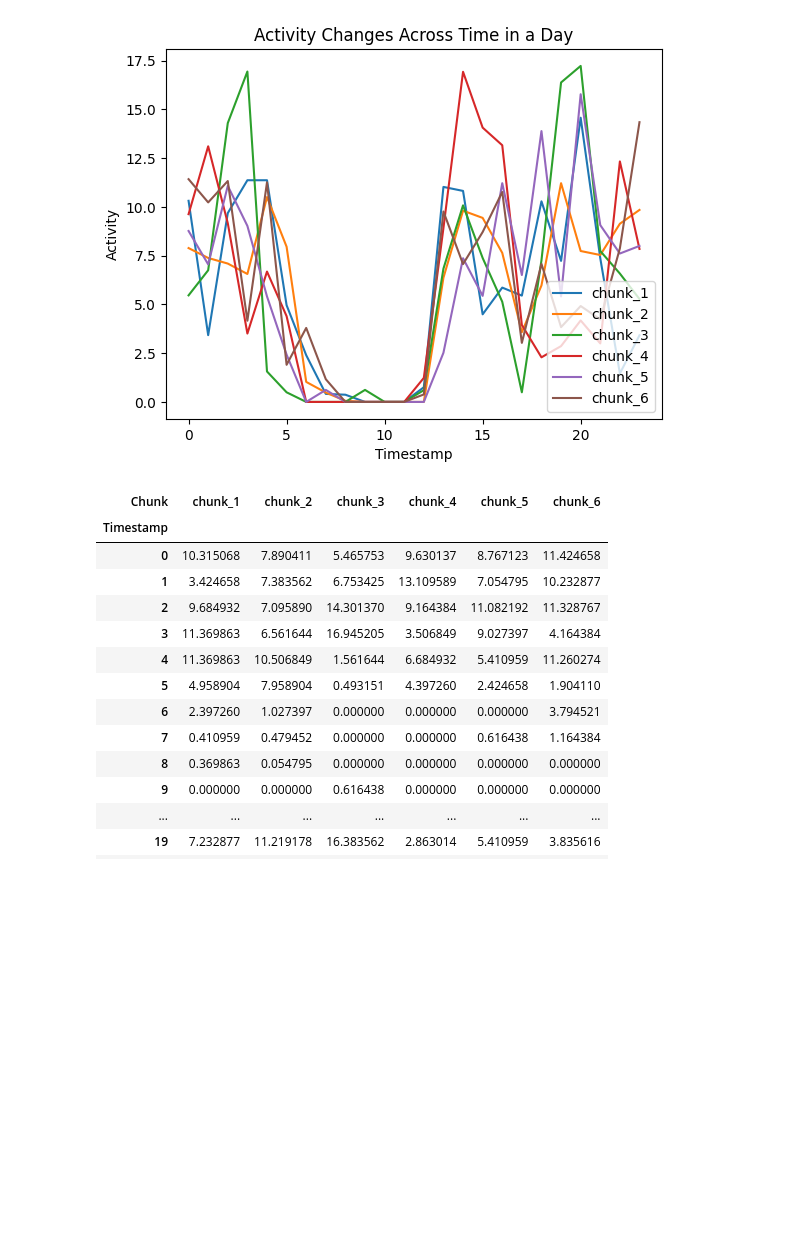
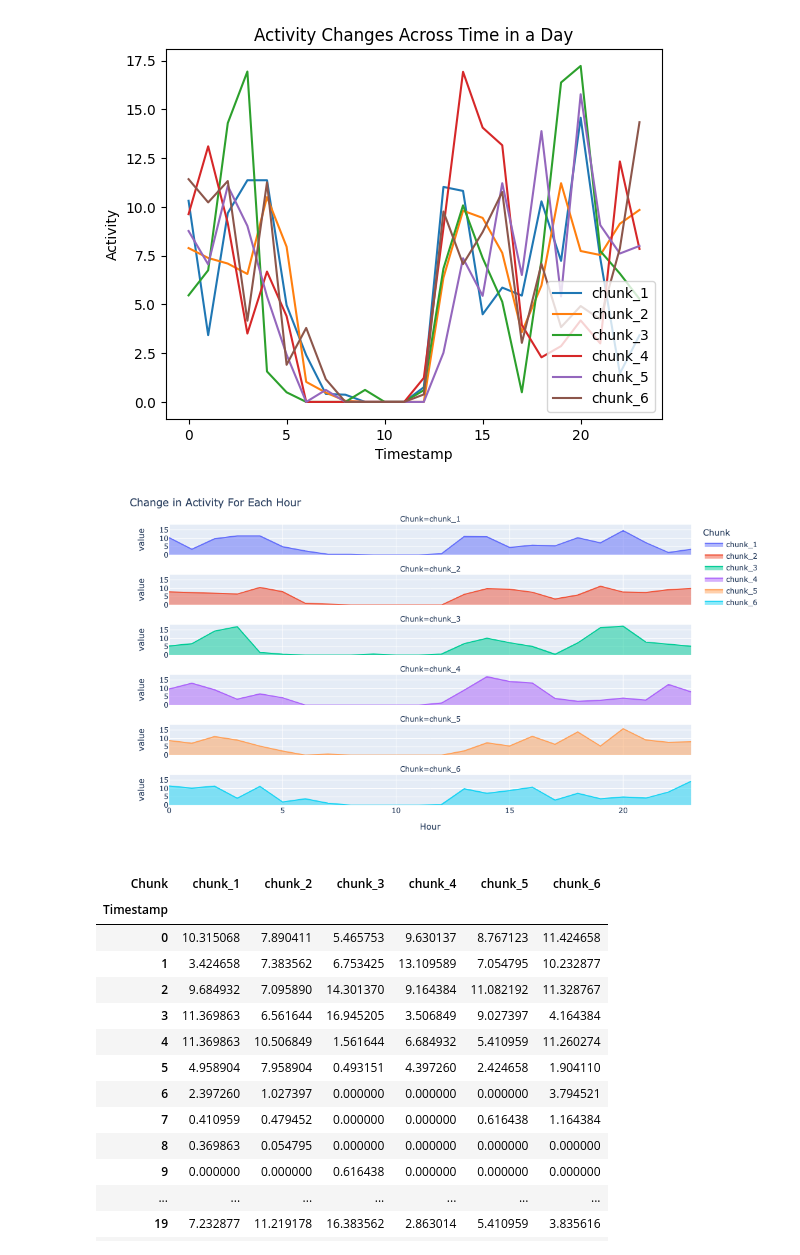
Before and after one commit to carolinejjung/tiktok-news-exposure, a Jupyter notebook: 2-collect-metadata-pyktok/timestamp_folder/time_stamp.ipynb, the cells around one changed output. Cells and saved outputs as stored; diff of their text form; code cells hidden in the pictures; blank space fills up the shorter version.

```diff
--- a/2-collect-metadata-pyktok/timestamp_folder/time_stamp.ipynb
+++ b/2-collect-metadata-pyktok/timestamp_folder/time_stamp.ipynb
@@ -421,6 +428,23 @@ plt.legend(loc='lower right')
 plt.show()
 # %% [output]
 [figure]
+# %%
+import plotly.express as px
+
+# Assuming finalDF is your time series DataFrame with timestamps as index
+fig = px.area(hourly_average_activity, facet_col="Chunk", facet_col_wrap=1)
+
+# Update layout
+fig.update_layout(
+    margin=dict(l=120),  # Adjust 'l' (left margin) as needed to create more space
+    title={'text': "Change in Activity For Each Hour"},
+    height=600, width=800,
+    xaxis_title="Hour"
+)
+
+fig.show()
+# %% [output]
+[figure, added]
 # %%
 hourly_average_all_chunks = finalDF.groupby(finalDF.index.hour).mean()
 # %%
```
Also changed, not shown: parts of 2 cells of this notebook, 3 other files.
